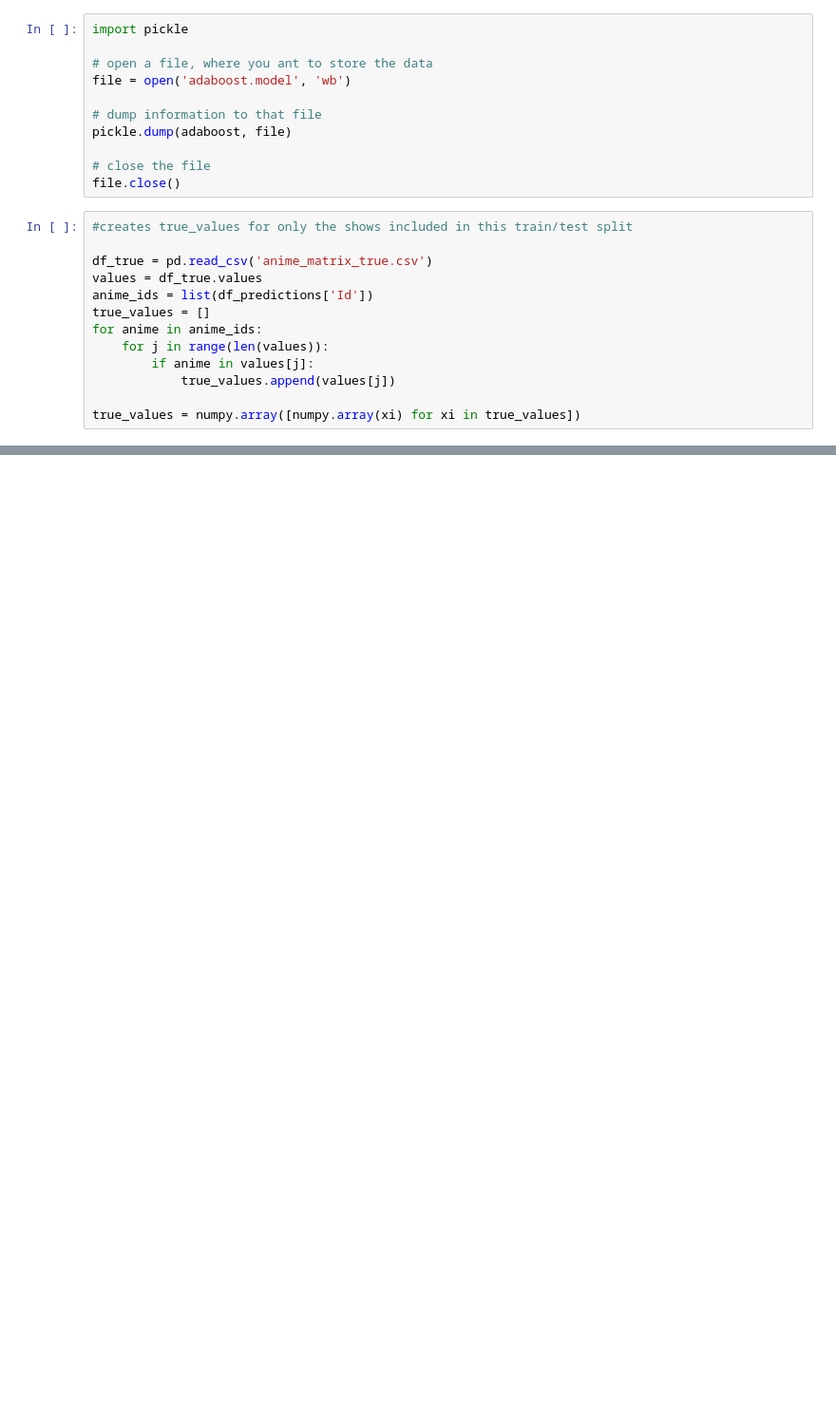
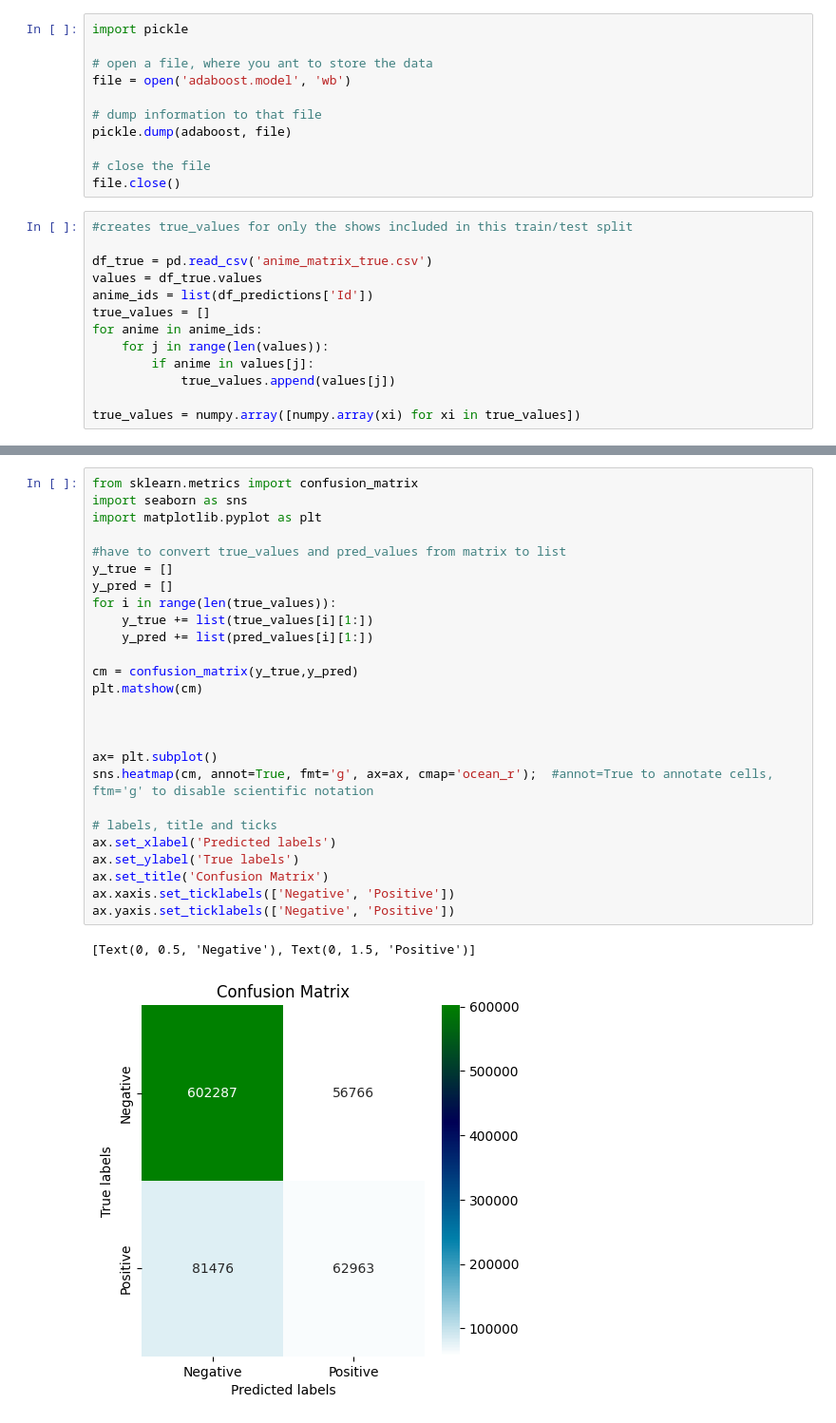
Before and after one commit to nle244/MAL-Recommendation, a Jupyter notebook: adaboost.ipynb, the cells around one changed output, grey strips where cells are left out. Shown at 95% size. Saved outputs shown, nothing was run; the diff lists cells and outputs as text; blank space fills up the shorter version.

```diff
--- a/adaboost.ipynb
+++ b/adaboost.ipynb
@@ -114,0 +226,29 @@ Percent correct:  82.79%
+# %%
+from sklearn.metrics import confusion_matrix
+import seaborn as sns
+import matplotlib.pyplot as plt
+
+#have to convert true_values and pred_values from matrix to list
+y_true = []
+y_pred = []
+for i in range(len(true_values)):
+    y_true += list(true_values[i][1:])
+    y_pred += list(pred_values[i][1:])
+
+cm = confusion_matrix(y_true,y_pred)
+plt.matshow(cm)
+
+
+
+ax= plt.subplot()
+sns.heatmap(cm, annot=True, fmt='g', ax=ax, cmap='ocean_r');  #annot=True to annotate cells, ftm='g' to disable scientific notation
+
+# labels, title and ticks
+ax.set_xlabel('Predicted labels')
+ax.set_ylabel('True labels')
+ax.set_title('Confusion Matrix')
+ax.xaxis.set_ticklabels(['Negative', 'Positive'])
+ax.yaxis.set_ticklabels(['Negative', 'Positive'])
+# %% [output]
+[Text(0, 0.5, 'Negative'), Text(0, 1.5, 'Positive')]
+[figure, added]
```
Also changed, not shown: parts of 9 cells of this notebook, 13 other files.
